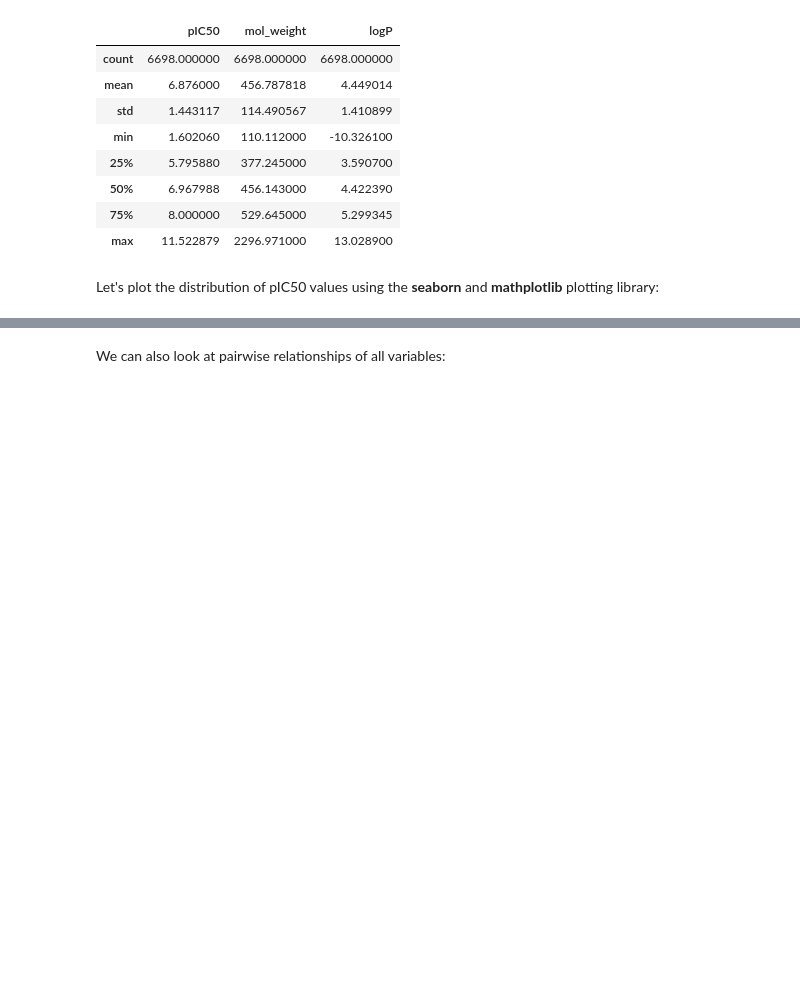
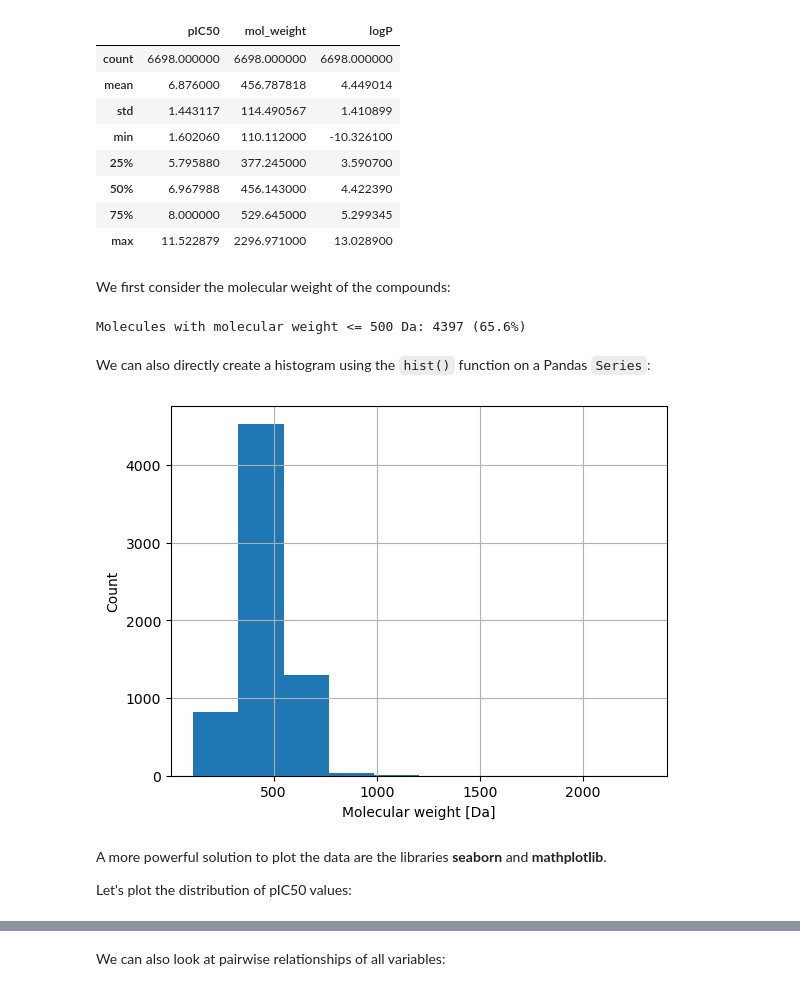
Before and after one commit to AndreaVolkamer/cic_summerschool_2025, a Jupyter notebook: session_1/session_1.ipynb, the cells around one changed output, grey strips where cells are left out. Drawn from its saved outputs; the diff is of its cells as text; code cells hidden in the pictures; blank space fills up the shorter version.

```diff
--- a/session_1/session_1.ipynb
+++ b/session_1/session_1.ipynb
@@ -299,11 +316,16 @@ There are different approaches, how to deal with duplicates, e.g. simply drop th
 
 Here, we will use the mean pIC50 for duplicates:
 # %%
-egfr_activities_deduplicated = egfr_activities.groupby("molecule_dictionary.chembl_id", as_index=False).agg(
-    {"molecule_dictionary.chembl_id": "first",
-        "canonical_smiles": "first", "pIC50": "mean",
-        "standard_units": "first"
-        })
+egfr_activities_deduplicated = egfr_activities.groupby(
+    "molecule_dictionary.chembl_id", as_index=False
+).agg(
+    {
+        "molecule_dictionary.chembl_id": "first",
+        "canonical_smiles": "first",
+        "pIC50": "mean",
+        "standard_units": "first",
+    }
+)
 egfr_activities_deduplicated.head()
 # %% [output]
 |  | molecule_dictionary.chembl_id | canonical_smiles | pIC50 | standard_units |
@@ -358,7 +382,9 @@ egfr_activities_deduplicated.head()
 | 3 | CHEMBL102726 | c1ccc(CNc2ncnc3ccccc23)cc1 | 6.494850 | nM | <rdkit.Chem.rdchem.Mol object at ... |
 | 4 | CHEMBL103552 | O=C(O)c1cc(N(Cc2ccccc2O)Cc2cc(O)c... | 5.387216 | nM | <rdkit.Chem.rdchem.Mol object at ... |
 # %%
-egfr_activities_deduplicated["mol_weight"] = egfr_activities_deduplicated["ROMol"].apply(Descriptors.MolWt)
+egfr_activities_deduplicated["mol_weight"] = egfr_activities_deduplicated[
+    "ROMol"
+].apply(Descriptors.MolWt)
 egfr_activities_deduplicated.head()
 # %% [output]
 |  | molecule_dictionary.chembl_id | canonical_smiles | pIC50 | standard_units | ROMol | mol_weight |
@@ -368,7 +394,9 @@ egfr_activities_deduplicated.head()
 | 3 | CHEMBL102726 | c1ccc(CNc2ncnc3ccccc23)cc1 | 6.494850 | nM | <rdkit.Chem.rdchem.Mol object at ... | 235.290 |
 | 4 | CHEMBL103552 | O=C(O)c1cc(N(Cc2ccccc2O)Cc2cc(O)c... | 5.387216 | nM | <rdkit.Chem.rdchem.Mol object at ... | 381.384 |
 # %%
-egfr_activities_deduplicated["logP"] = egfr_activities_deduplicated["ROMol"].apply(Descriptors.MolLogP)
+egfr_activities_deduplicated["logP"] = egfr_activities_deduplicated["ROMol"].apply(
+    Descriptors.MolLogP
+)
 egfr_activities_deduplicated.head()
 # %% [output]
 |  | molecule_dictionary.chembl_id | canonical_smiles | pIC50 | standard_units | ROMol | mol_weight | logP |
@@ -391,6 +419,27 @@ egfr_activities_deduplicated.describe()
 | 50% | 6.967988 | 456.143000 | 4.422390 |
 | 75% | 8.000000 | 529.645000 | 5.299345 |
 | max | 11.522879 | 2296.971000 | 13.028900 |
+# %% [markdown]
+We first consider the molecular weight of the compounds:
+# %%
+num_small_molecules = (egfr_activities_deduplicated["mol_weight"] <= 500).sum()
+percent_small_molecules = 100 * num_small_molecules / len(egfr_activities_deduplicated)
+print(
+    f"Molecules with molecular weight <= 500 Da: {num_small_molecules} ({percent_small_molecules:.1f}%)"
+)
+# %% [output]
+Molecules with molecular weight <= 500 Da: 4397 (65.6%)
+# %% [markdown]
+We can also directly create a histogram using the `hist()` function on a Pandas `Series`:
+# %%
+egfr_activities_deduplicated["mol_weight"].hist()
+plt.xlabel("Molecular weight [Da]")
+plt.ylabel("Count")
+plt.show()
+# %% [output]
+[figure, added]
 # %% [markdown]
-Let's plot the distribution of pIC50 values using the **seaborn** and **mathplotlib** plotting library:
+A more powerful solution to plot the data are the libraries **seaborn** and **mathplotlib**.
+
+Let's plot the distribution of pIC50 values:
 # %%
```
Also changed, not shown: parts of 30 cells of this notebook.
